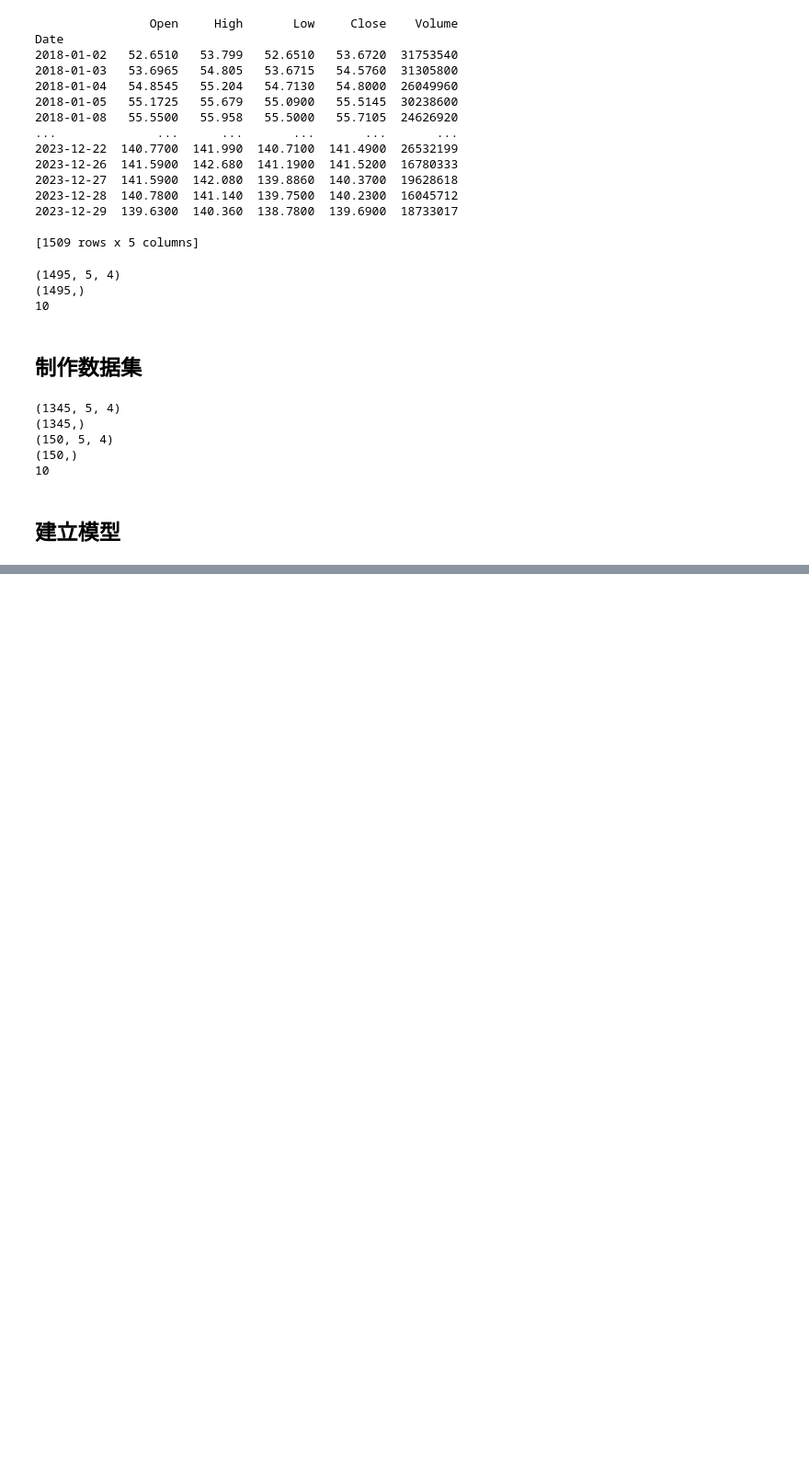
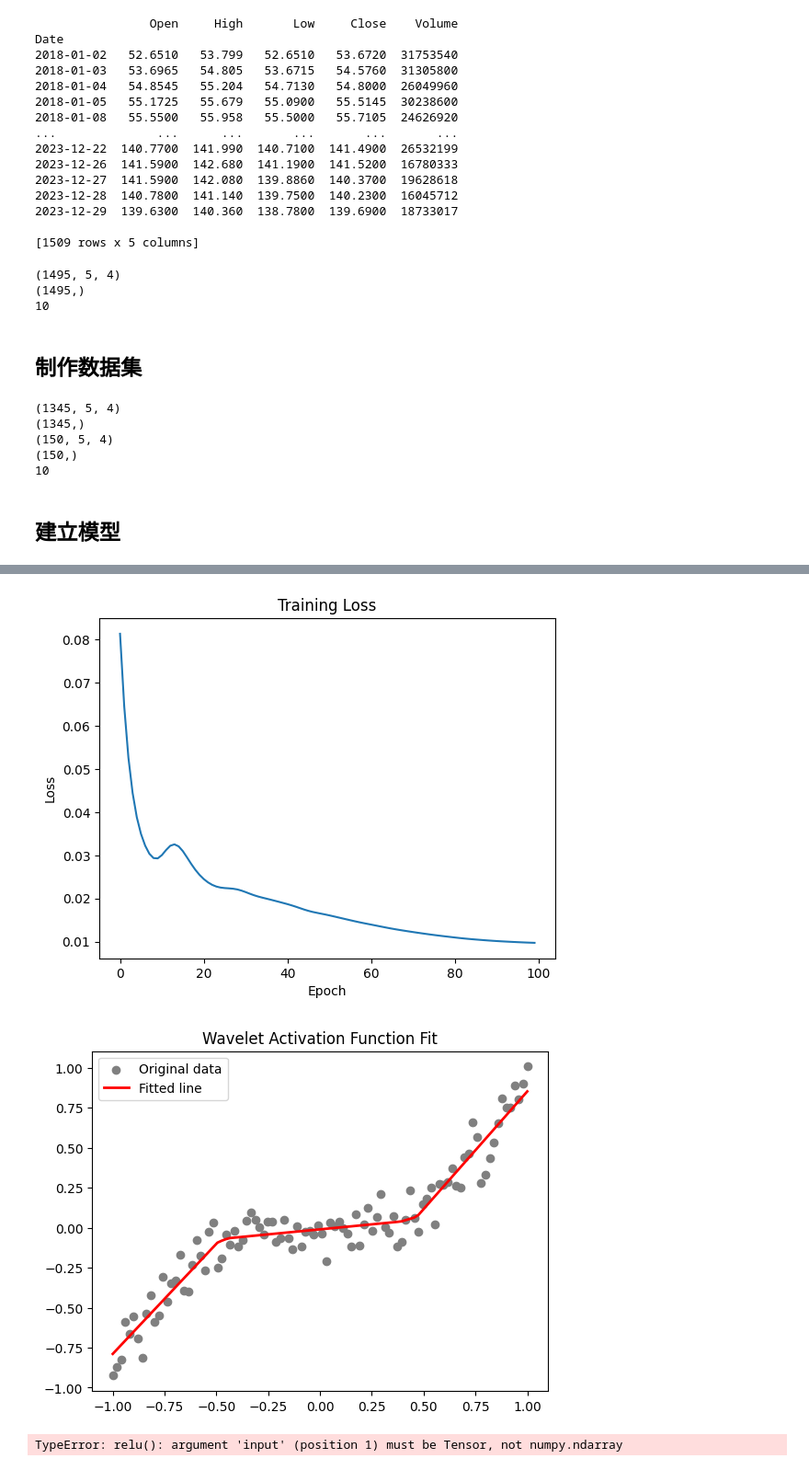
Before and after one commit to Ykiiii/mamba-minimal, a Jupyter notebook: demo.ipynb, the cells around one changed output, grey strips where cells are left out. Shown at 92% size. Saved outputs shown, nothing was run; the diff lists cells and outputs as text; code cells hidden in the pictures; blank space fills up the shorter version.

```diff
--- a/demo.ipynb
+++ b/demo.ipynb
@@ -307,0 +315,78 @@ print(X_train.shape)
+# %%
+import torch
+import torch.nn.functional as F
+import matplotlib.pyplot as plt
+
+# 定义Haar小波函数
+def haar_wavelet(x):
+    # Haar小波函数的定义
+    condition = (x >= 0) & (x < 1)
+    return torch.where(condition, 1.0, -1.0)
+
+# 定义高斯径向基函数
+def Daubechies(x):
+    y = np.cos(1.75 * x) * np.exp(-x**2 / 2.0)
+    return y
+
+# 定义一个简单的神经网络模型
+class WaveletNet(torch.nn.Module):
+    def __init__(self):
+        super(WaveletNet, self).__init__()
+        self.fc1 = torch.nn.Linear(1, 10)  # 输入特征为1，输出特征为10
+        self.fc2 = torch.nn.Linear(10, 1)  # 输入特征为10，输出特征为1
+
+    def forward(self, x):
+        x = self.fc1(x)
+        x = F.leaky_relu(x)  # 这里使用ReLU作为隐层激活函数，也可以替换为小波基函数
+        # x = haar_wavelet(x)
+        x = self.fc2(x)
+        return x
+
+# 生成一些示例数据
+x = torch.unsqueeze(torch.linspace(-1, 1, 100), dim=1)
+y = x.pow(3) + 0.1 * torch.randn(x.size())
+
+# 实例化模型和优化器
+model = WaveletNet()
+optimizer = torch.optim.Adam(model.parameters(), lr=0.01)
+criterion = torch.nn.MSELoss()
+
+# 训练模型
+losses = []
+num_epochs = 100
+for epoch in range(num_epochs):
+    y_pred = model(x)
+    loss = criterion(y_pred, y)
+    losses.append(loss.item())
+
+    optimizer.zero_grad()
+    loss.backward()
+    optimizer.step()
+
+# 绘制损失曲线
+plt.plot(losses)
+plt.xlabel('Epoch')
+plt.ylabel('Loss')
+plt.title('Training Loss')
+plt.show()
+
+# 绘制拟合曲线
+model.eval()
+with torch.no_grad():
+    y_pred = model(x)
+plt.scatter(x.numpy(), y.numpy(), color='gray', label='Original data')
+plt.plot(x.numpy(), y_pred.numpy(), color='red', linewidth=2, label='Fitted line')
+plt.legend()
+plt.title('Wavelet Activation Function Fit')
+plt.show()
+# %% [output]
+[figure, added]
+[figure, added]
+# %%
+x = np.linspace(-1,1,40)
+y = x
+plt.plot(x,F.relu(x))
+plt.grid(True, linestyle='--')
+plt.show()
+# %% [output]
+TypeError: relu(): argument 'input' (position 1) must be Tensor, not numpy.ndarray
```
Also changed, not shown: parts of 20 cells of this notebook, 1 other file.
